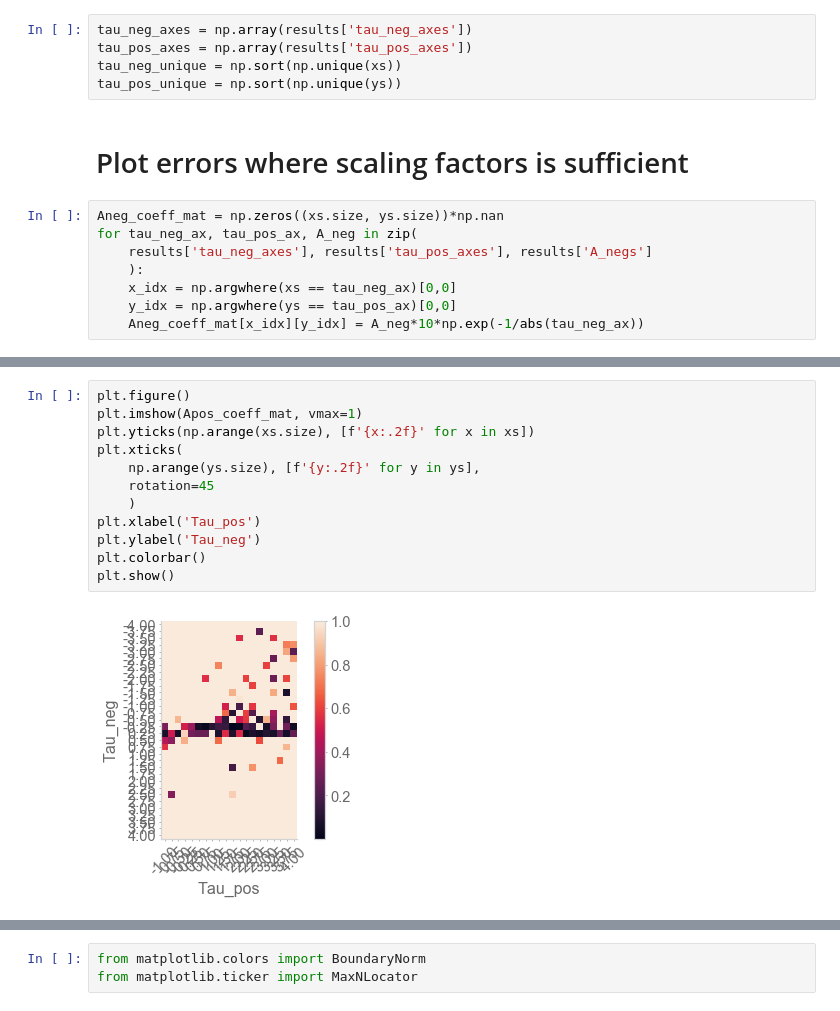
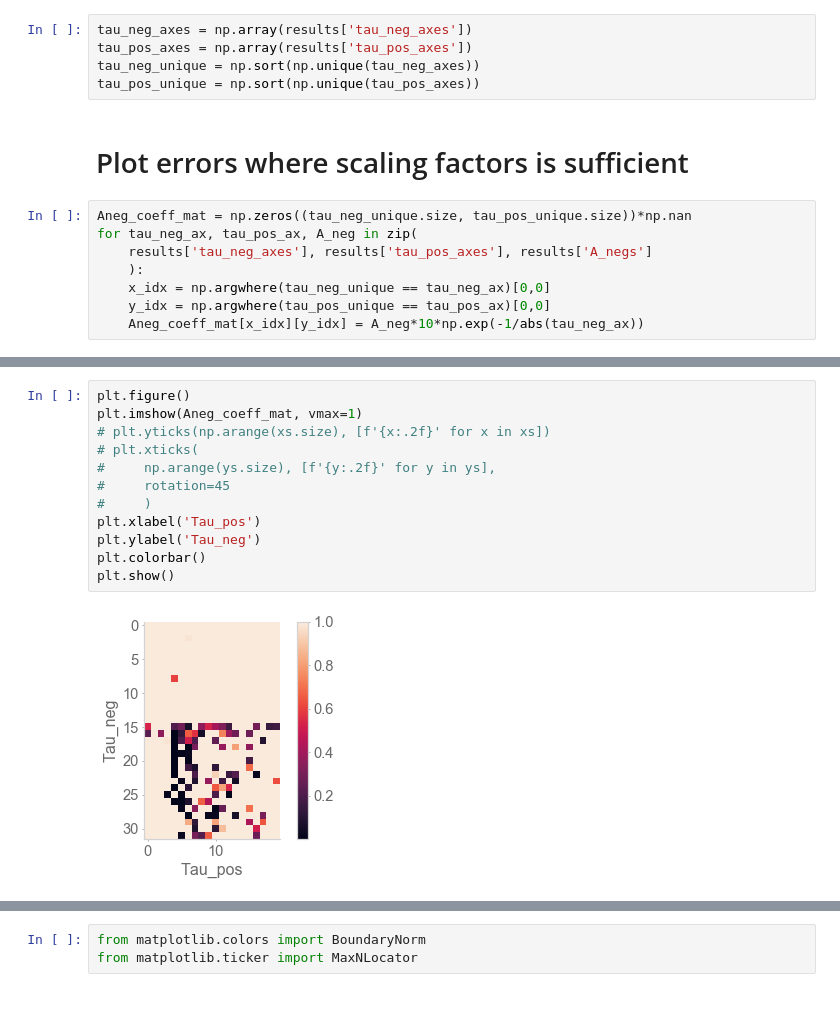
Before and after one commit to chingf/sr-project, a Jupyter notebook: notebooks/1d-tau-grids.ipynb, the cells around one changed output, grey strips where cells are left out. Cells and saved outputs as stored; diff of their text form.

```diff
--- a/notebooks/1d-tau-grids.ipynb
+++ b/notebooks/1d-tau-grids.ipynb
@@ -94,16 +95,16 @@ for d in os.listdir(gridsearch_dir):
 # %%
 tau_neg_axes = np.array(results['tau_neg_axes'])
 tau_pos_axes = np.array(results['tau_pos_axes'])
-tau_neg_unique = np.sort(np.unique(xs))
-tau_pos_unique = np.sort(np.unique(ys))
+tau_neg_unique = np.sort(np.unique(tau_neg_axes))
+tau_pos_unique = np.sort(np.unique(tau_pos_axes))
 # %% [markdown]
 # Plot errors where scaling factors is sufficient
 # %%
-Aneg_coeff_mat = np.zeros((xs.size, ys.size))*np.nan
+Aneg_coeff_mat = np.zeros((tau_neg_unique.size, tau_pos_unique.size))*np.nan
 for tau_neg_ax, tau_pos_ax, A_neg in zip(
     results['tau_neg_axes'], results['tau_pos_axes'], results['A_negs']
     ):
-    x_idx = np.argwhere(xs == tau_neg_ax)[0,0]
-    y_idx = np.argwhere(ys == tau_pos_ax)[0,0]
+    x_idx = np.argwhere(tau_neg_unique == tau_neg_ax)[0,0]
+    y_idx = np.argwhere(tau_pos_unique == tau_pos_ax)[0,0]
     Aneg_coeff_mat[x_idx][y_idx] = A_neg*10*np.exp(-1/abs(tau_neg_ax))
 # %%
@@ -117,14 +132,14 @@ for tau_neg_ax, tau_pos_ax, A_pos in zip(
 # %%
 plt.figure()
-plt.imshow(Apos_coeff_mat, vmax=1)
-plt.yticks(np.arange(xs.size), [f'{x:.2f}' for x in xs])
-plt.xticks(
-    np.arange(ys.size), [f'{y:.2f}' for y in ys],
-    rotation=45
-    )
+plt.imshow(Aneg_coeff_mat, vmax=1)
+# plt.yticks(np.arange(xs.size), [f'{x:.2f}' for x in xs])
+# plt.xticks(
+#     np.arange(ys.size), [f'{y:.2f}' for y in ys],
+#     rotation=45
+#     )
 plt.xlabel('Tau_pos')
 plt.ylabel('Tau_neg')
 plt.colorbar()
 plt.show()
 # %% [output]
-[figure, old version]
+[figure, new version]
```
Also changed, not shown: parts of 5 cells of this notebook, 3 other files.
